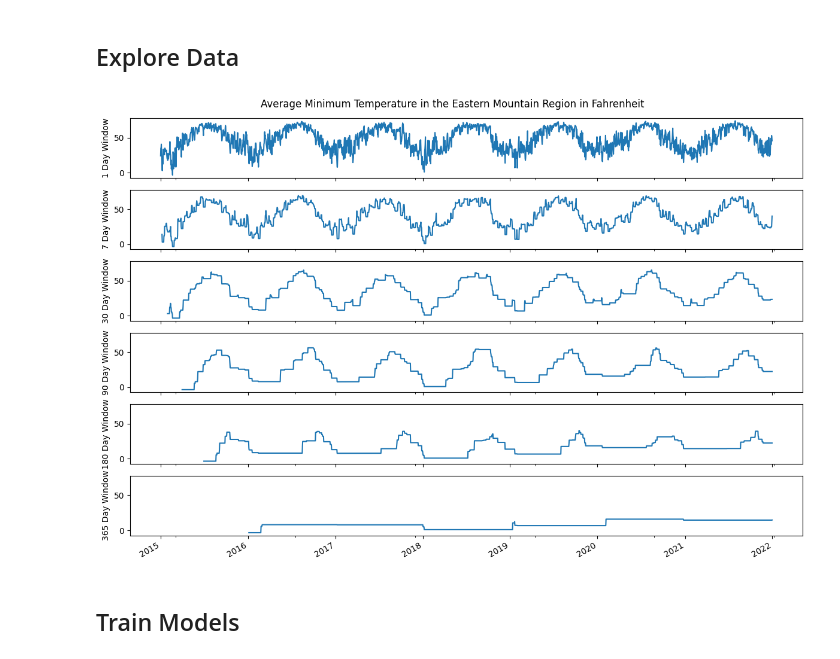
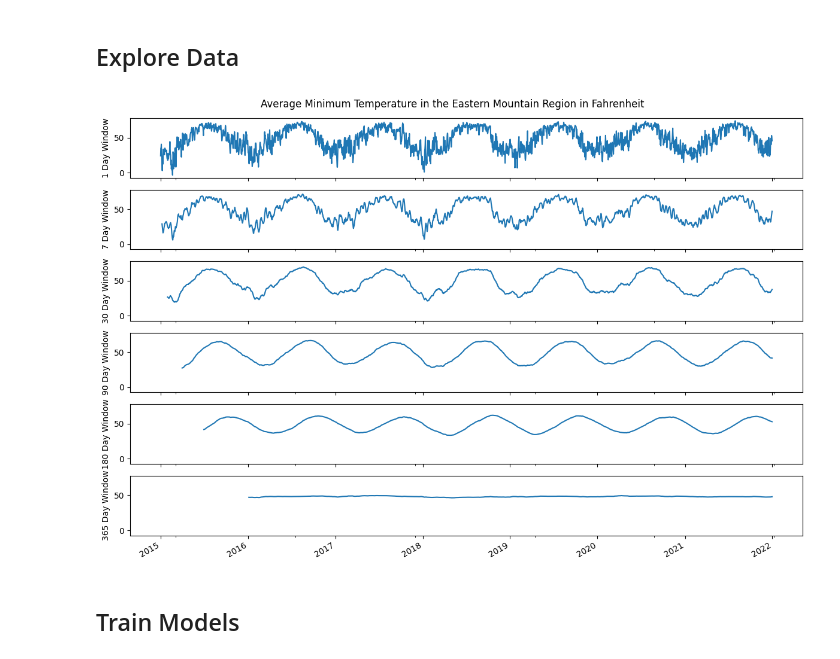
Before and after one commit to FixCarbon/um-mads, a Jupyter notebook: notebooks/train_model.ipynb, the cells around one changed output. Drawn from its saved outputs; the diff is of its cells as text; code cells hidden in the pictures.

```diff
--- a/notebooks/train_model.ipynb
+++ b/notebooks/train_model.ipynb
@@ -288,28 +157,27 @@ X_validate_rolling, y_validate_rolling, coords_validate_rolling, time_validate_r
 # %%
 # Plot the average minimum temperature in the Eastern Mountain region for several rolling windows
 data = df_train.groupby('time').mean().iloc[:, -1].reset_index()
 data['time'] = pd.to_datetime(data['time'])
 
 windows = [1, 7, 30, 90, 180, 365]
 
 fig, axs = plt.subplots(
     nrows=len(windows),
     ncols=1,
     figsize=(12, 8),
     sharex=True,
     sharey=True,
     tight_layout=True,
 )
 
 for i, window in enumerate(windows):
-    data.set_index('time').rolling(window).min().plot(ax=axs[i], legend=False, xlabel='', ylabel=f'{window} Day Window')
-    # CHANGE TO AVERAGE SINCE ALREADY WORKING WITH MINIMUM
+    data.set_index('time').rolling(window).mean().plot(ax=axs[i], legend=False, xlabel='', ylabel=f'{window} Day Window')
 
 fig.suptitle('Average Minimum Temperature in the Eastern Mountain Region in Fahrenheit')
 
 plt.show()
 # %% [output]
-[figure, old version]
+[figure, new version]
 # %% [markdown]
 ## Train Models
 # %% [markdown]
```
Also changed, not shown: parts of 23 cells of this notebook.
